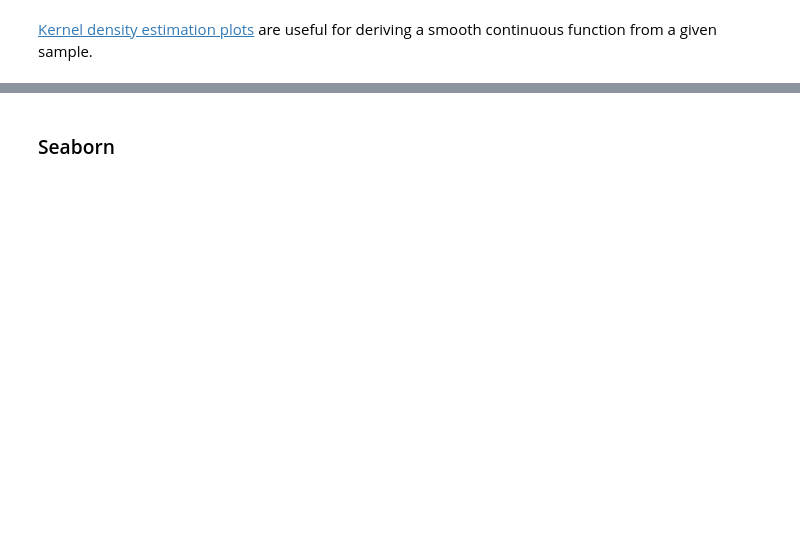
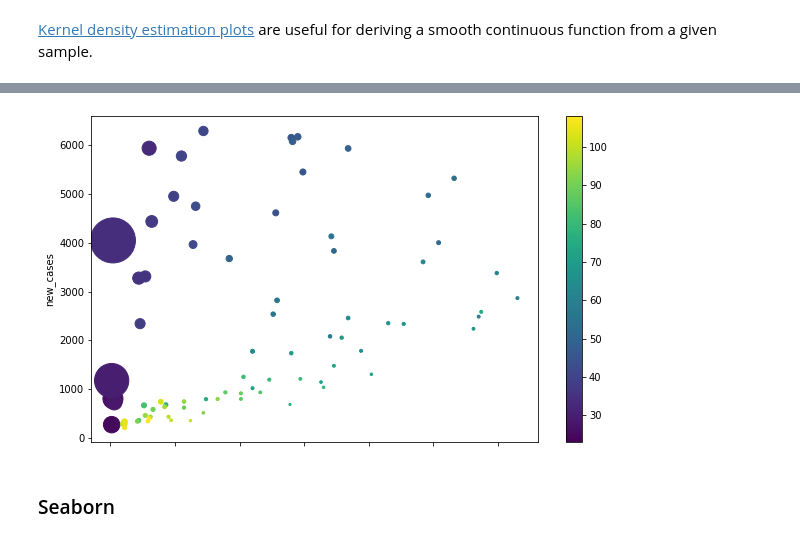
Before and after one commit to abtkod/practice, a Jupyter notebook: notes/ds-notes.ipynb, the cells around one changed output, grey strips where cells are left out. Cells and saved outputs as stored; diff of their text form; code cells hidden in the pictures; blank space fills up the shorter version.

```diff
--- a/notes/ds-notes.ipynb
+++ b/notes/ds-notes.ipynb
@@ -809,6 +810,6 @@ df = df[df['new_cases']> 0]
 # create a scatter plot of columns 'new_deaths' and 'new_cases', with changing color (c) and size (s) based on day and ratio
 day = np.arange(len(df))
 ratio = df['new_cases']/df['new_deaths']
-df.plot.scatter('new_deaths', 'new_cases', c=day, s=ratio, colormap='viridis')
+df.plot.scatter('new_deaths', 'new_cases', c=day, s=ratio, colormap='viridis', figsize=(10, 6))
 ax.set_aspect('equal')
 # %% [output]
@@ -817,3 +816,4 @@ ax.set_aspect('equal')
+[figure, added]
 # %% [markdown]
 ### Seaborn
 # %%
```
Also changed, not shown: parts of 29 cells of this notebook.
